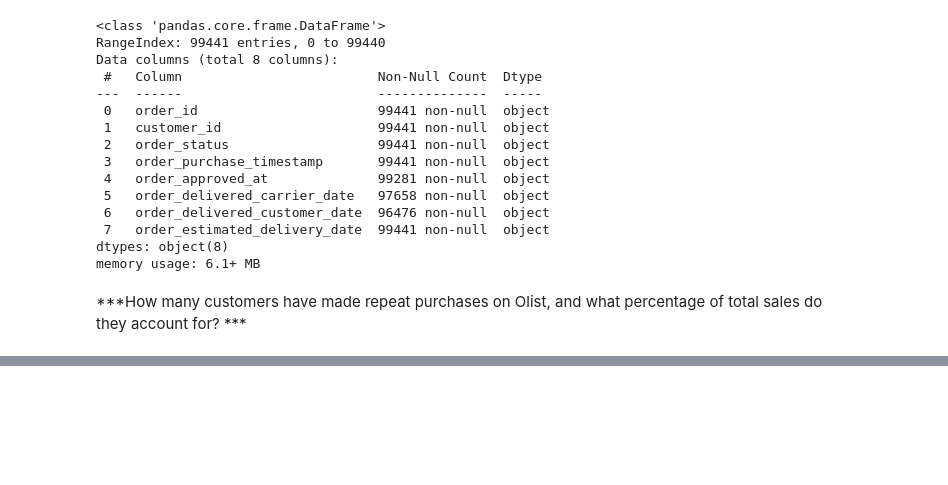
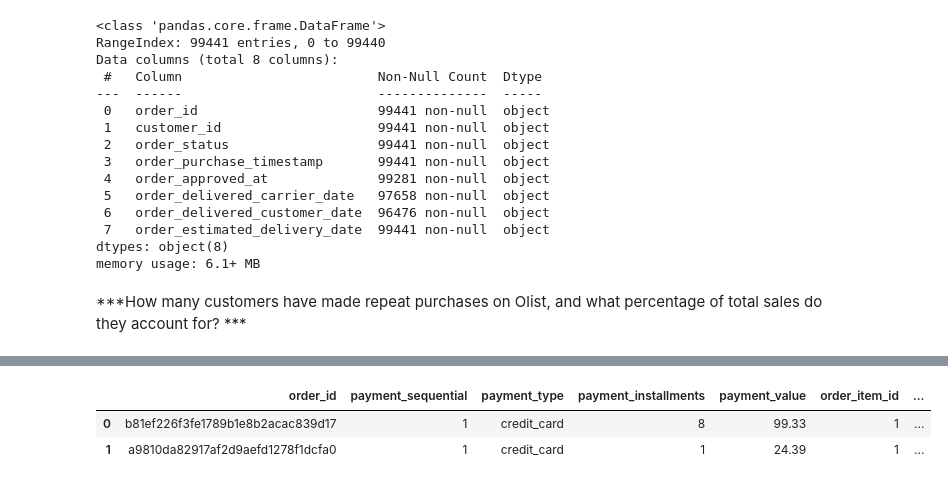
Before and after one commit to kanjamwingirwa/Olist, a Jupyter notebook: Olist_Analysis_Final.ipynb, the cells around one changed output, grey strips where cells are left out. Cells and saved outputs as stored; diff of their text form; code cells hidden in the pictures; blank space fills up the shorter version.

```diff
--- a/Olist_Analysis_Final.ipynb
+++ b/Olist_Analysis_Final.ipynb
@@ -1187,0 +1330,8 @@ print(customer_df3)
+# %%
+#to see how revenues change over time we need to merge payments_df with orders_df
+credit_df = pd.merge(payments_df,order_items_df,on='order_id')
+credit_df.head(2)
+# %% [output]
+|  | order_id | payment_sequential | payment_type | payment_installments | payment_value | order_item_id | ... |
+| 0 | b81ef226f3fe1789b1e8b2acac839d17 | 1 | credit_card | 8 | 99.33 | 1 | ... |
+| 1 | a9810da82917af2d9aefd1278f1dcfa0 | 1 | credit_card | 1 | 24.39 | 1 | ... |
```
Also changed, not shown: parts of 33 cells of this notebook.
